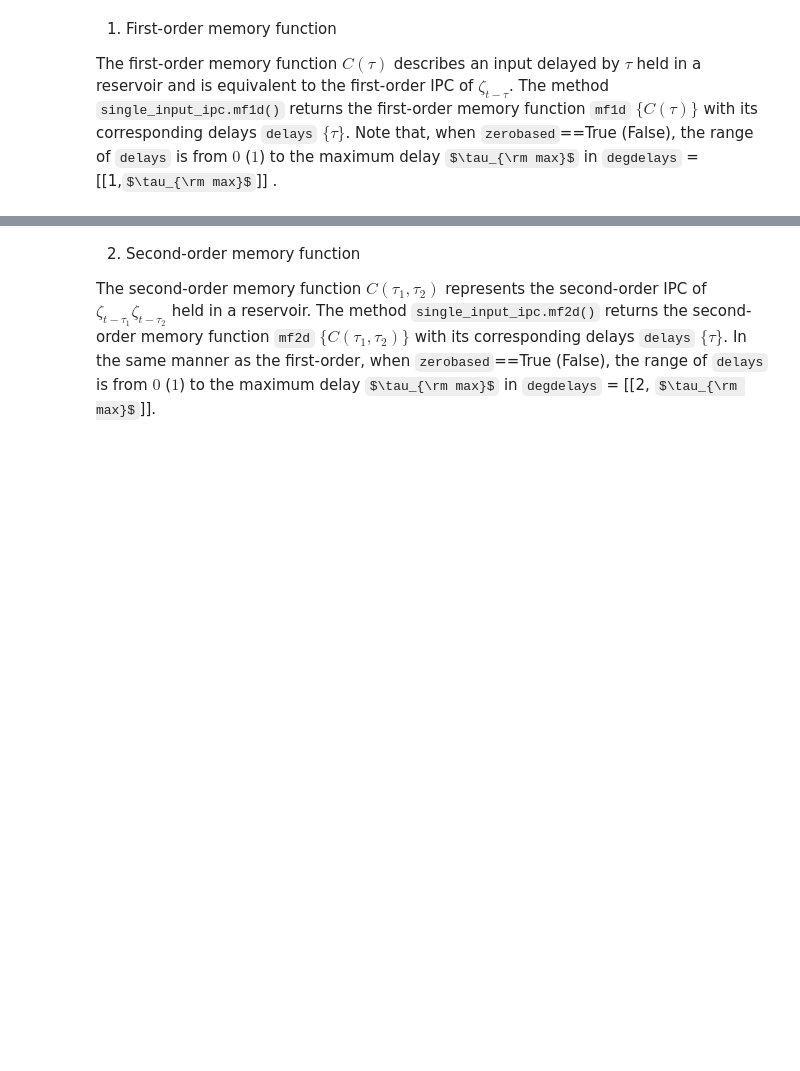
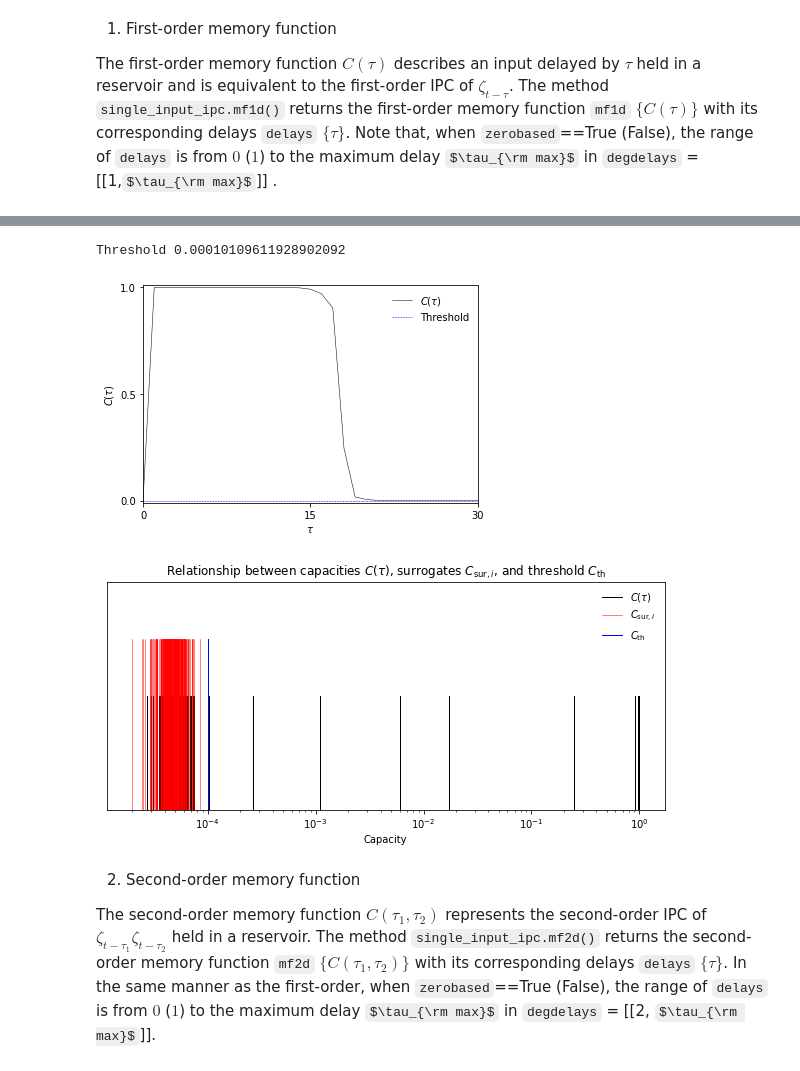
Before and after one commit to kubota0130/ipc, a Jupyter notebook: sample2_memory_function.ipynb, the cells around one changed output, grey strips where cells are left out. Cells and saved outputs as stored; diff of their text form; code cells hidden in the pictures; some formulas as TeX source; blank space fills up the shorter version.

```diff
--- a/sample2_memory_function.ipynb
+++ b/sample2_memory_function.ipynb
@@ -27,16 +29,16 @@ To depict both the first- and second-order memory functions, we apply an asymmet
 # %%
 ##### Input #####
 np.random.seed(0)
-zeta_asym = np.random.rand(Two+T)
-zeta_sym = 2*zeta_asym-1
-print('zeta (symmetric)',zeta_sym,zeta_sym.shape)
+u = np.random.rand(Two+T)
+zeta = 2*u-1
+print('Symmetric input',zeta,zeta.shape)
 
 # Parameters for IPC
 poly = 'legendre'
 distr = 'uniform'
 degdelays = [[1,100],[2,30]]
 # Class for IPC
-ipc = single_input_ipc(zeta_sym,Two,degdelays,poly=poly,distr=distr,zerobased=True)
+ipc = single_input_ipc(zeta,Two,degdelays,poly=poly,distr=distr,zerobased=True)
 
 gpu_id = 0
 cp.cuda.Device(gpu_id).use()
@@ -105,3 +113,44 @@ plt.savefig('sample2_1d_memory_function.png',dpi=300,facecolor="w",edgecolor="w"
+# %%
+# If you would like to get the surrogates and threshold, 'return_original' should be set to True.
+th_scale = 1.2
+delays,mf1d,ipcs,surs = ipc.mf1d(path,th_scale=th_scale,return_original=True)
+ipcs = ipcs['ipcs'].values
+surs = surs.values[0]
+thr = th_scale*surs.max()
+print('Threshold',thr)
+
+plt.figure()
+plt.plot(delays,mf1d,'k-',lw=0.5,label=r'$C(\tau)$')
+plt.plot([delays.min(),delays.max()],[thr,thr],'b--',lw=0.5,label='Threshold')
+plt.xlim(0,25)
+plt.xlabel(r'$\tau$')
+plt.xticks([0,15,30])
+plt.ylim(-0.01,1.01)
+plt.ylabel(r'$C(\tau)$')
+plt.yticks([0,0.5,1])
+plt.legend(loc='upper right',frameon=False)
+plt.savefig('sample2_1d_memory_function.png',dpi=300,facecolor="w",edgecolor="w")
+
+plt.figure(figsize=[10,4.2])
+# Capacities
+plt.plot(ipcs[0]*np.ones(2),[0,1],'k-',lw=1,label=r'$C(\tau)$')
+[ plt.plot(c*np.ones(2),[0,1],'k-',lw=1) for c in ipcs[1:]]
+# Surrogates
+plt.plot(surs[0]*np.ones(2),[0,1.5],'r-',lw=0.5,label=r'$C_{{\rm sur},i}$')
+[ plt.plot(c*np.ones(2),[0,1.5],'r-',lw=0.5) for c in surs[1:]]
+# Threshold
+plt.plot(thr*np.ones(2),[0,1.5],'b-',lw=1,label=r'$C_{\rm th}$')
+plt.xlabel('Capacity')
+plt.xscale('log')
+plt.ylim(0,2)
+plt.yticks([])
+plt.legend(loc='upper right',frameon=False)
+plt.title(r'Relationship between capacities $C(\tau)$, surrogates $C_{{\rm sur},i}$, and threshold $C_{\rm th}$')
+plt.savefig('sample2_1d_surrogate.png',dpi=300,facecolor="w",edgecolor="w")
+# %% [output]
+Threshold 0.00010109611928902092
+[figure, added]
+[figure, added]
 # %% [markdown]
 2. Second-order memory function
 
```
Also changed, not shown: parts of 9 cells of this notebook, 5 other files.
